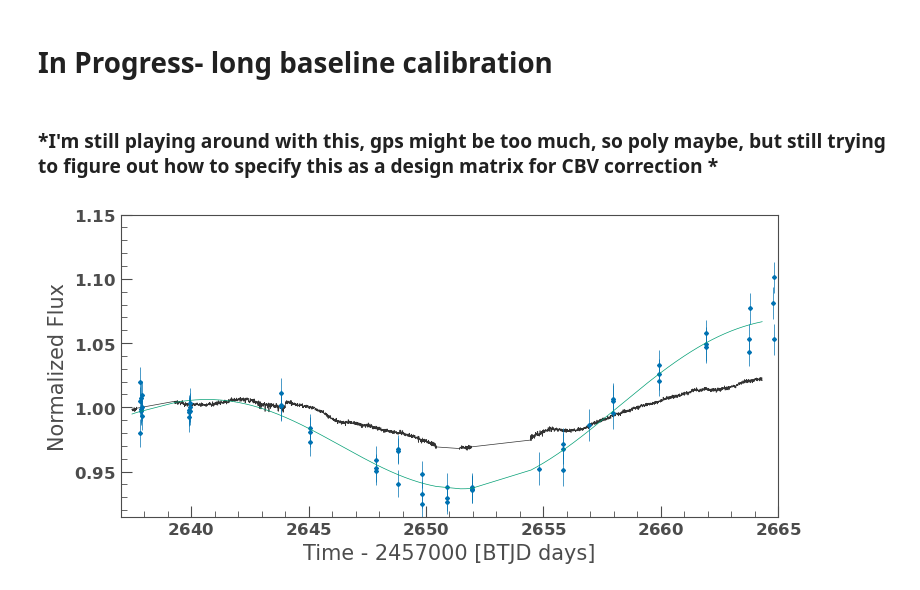
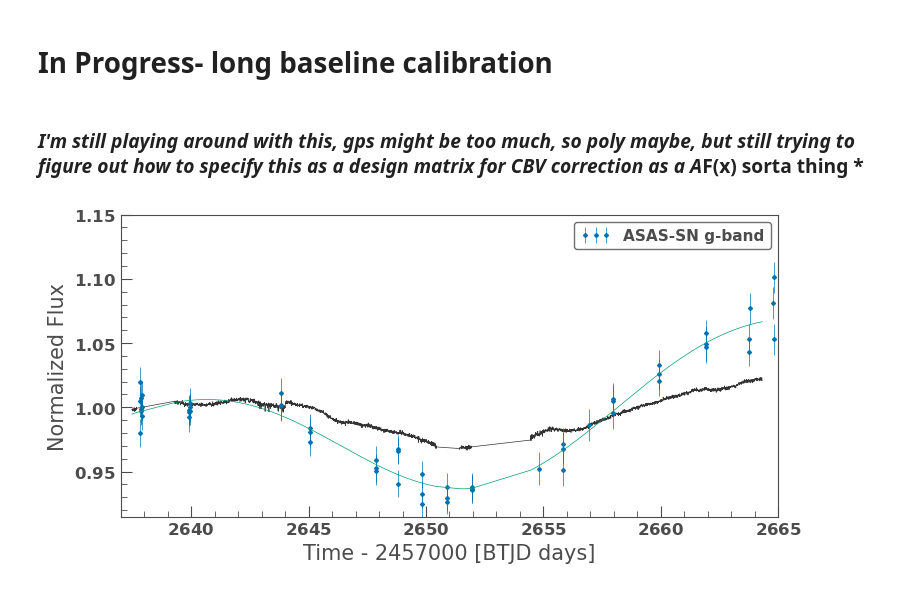
Before and after one commit to tylerapritchard/TESSGI_Tut_NGC4151, a Jupyter notebook: NGC4151.ipynb, the cells around one changed output. Cells and saved outputs as stored; diff of their text form; code cells hidden in the pictures.

```diff
--- a/NGC4151.ipynb
+++ b/NGC4151.ipynb
@@ -154,8 +156,8 @@ The [All-Sky Automated Survey for Supernovae](https://www.astronomy.ohio-state.e
 # %%
 import pandas as pd
 asas=pd.read_csv('ngc4151_asas.csv')
-cut=(asas.HJD-2457000 > 2630) & (asas.HJD-2457000 < 2675)
-asas=asas[cut]
+jdcut=(asas.HJD-2457000 > 2630) & (asas.HJD-2457000 < 2675)
+asas=asas[jdcut]
 # %%
 with plt.style.context(MPLSTYLE):
     fig, ax = plt.subplots()
@@ -191,7 +193,7 @@ pdb.plot(scale='log')
 # %% [markdown]
 # In Progress- long baseline calibration
 # %% [markdown]
-### *I'm still playing around with this, gps might be too much, so poly maybe, but still trying to figure out how to specify this as a design matrix for CBV correction *
+### *I'm still playing around with this, gps might be too much, so poly maybe, but still trying to figure out how to specify this as a design matrix for CBV correction as a A*F(x) sorta thing *
 # %%
 from sklearn.gaussian_process import GaussianProcessRegressor
 from sklearn.gaussian_process.kernels import RBF, WhiteKernel, Matern
@@ -217,11 +219,12 @@ gp_sig = gpinterp(asas.HJD-2457000, asas.flux/np.median(asas.flux),lc.time.value
 # %%
 with plt.style.context(MPLSTYLE):
     fig, ax = plt.subplots()
     lc.plot(ax=ax,normalize=True)
     ax.errorbar(asas.HJD-2457000,asas.flux/np.median(asas.flux),yerr=asas.flux_err/np.median(asas.flux),
                 fmt='D',label='ASAS-SN g-band')
     ax.errorbar(gp_t,gp_f)
     ax.set_ylim(0.915,1.15)
     ax.set_xlim(2637,2665)
+    ax.legend()
 # %% [output]
-[figure, old version]
+[figure, new version]
```
Also changed, not shown: parts of 14 cells of this notebook.
